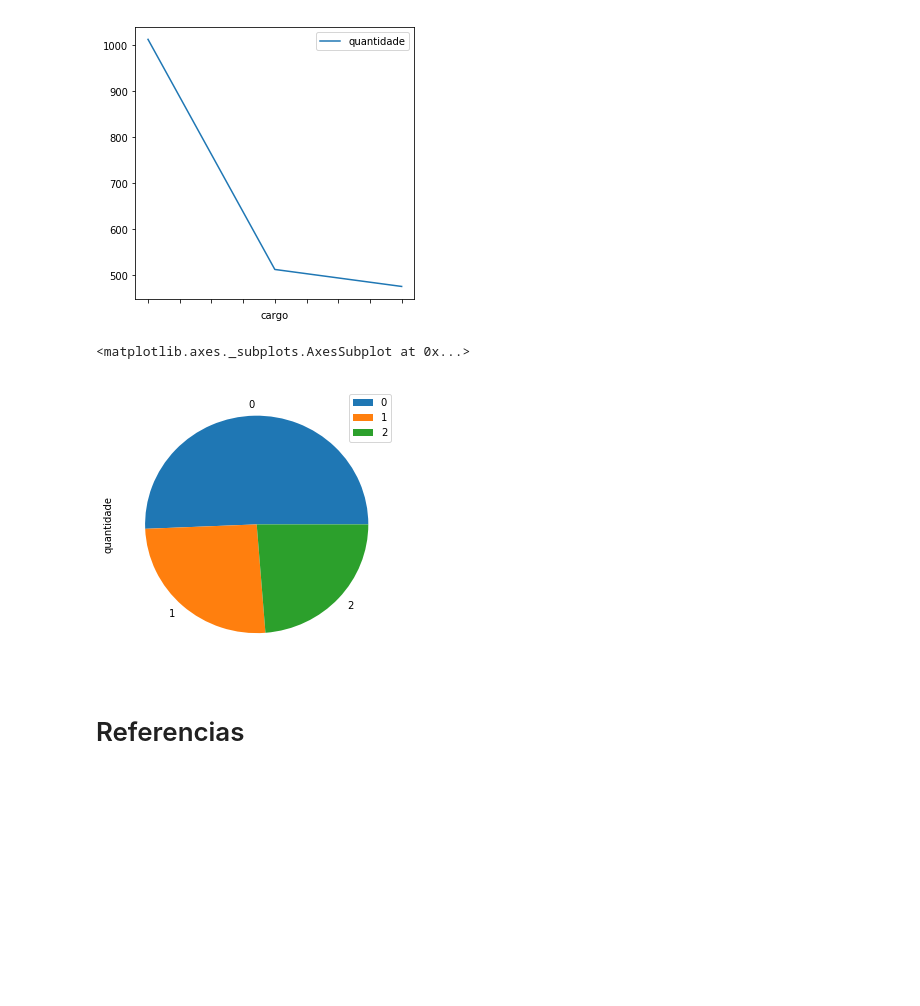
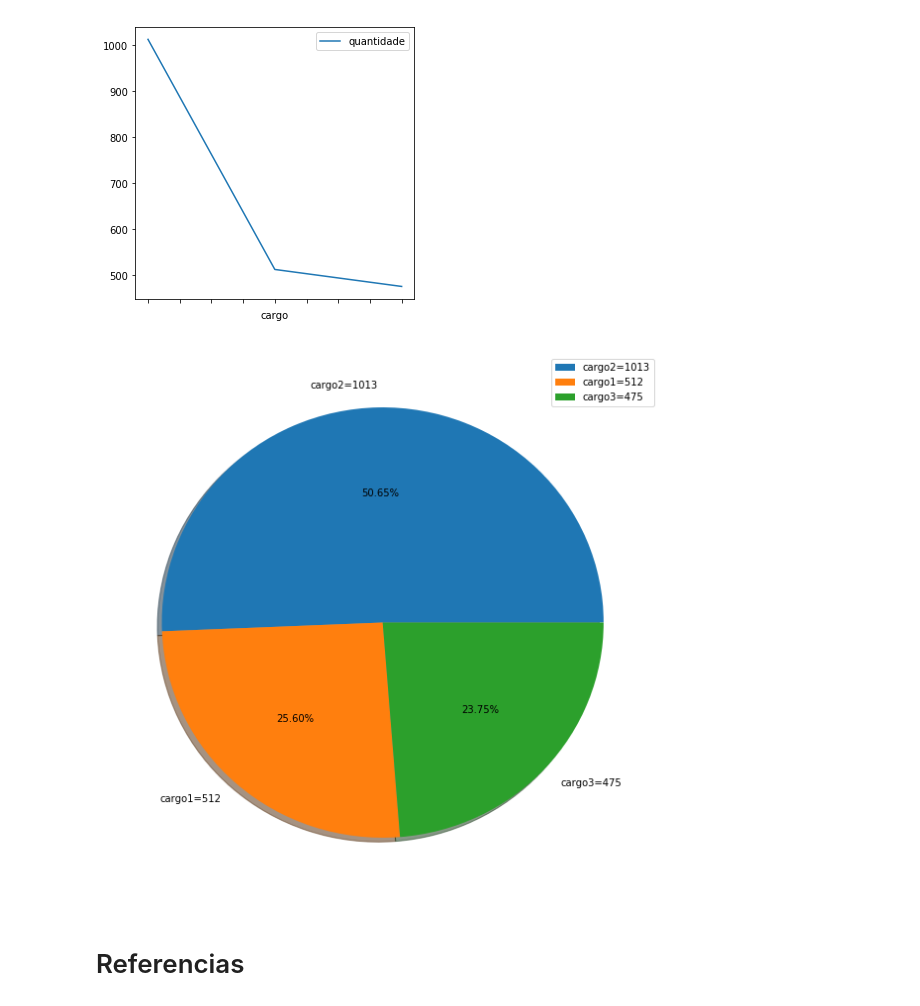
Before and after one commit to Edmiltho/BD2TrabalhoIntegrado, a Jupyter notebook: Jupyter_relatorio_flanela.ipynb, the cells around one changed output. Cells and saved outputs as stored; diff of their text form; code cells hidden in the pictures; blank space fills up the shorter version.

```diff
--- a/Jupyter_relatorio_flanela.ipynb
+++ b/Jupyter_relatorio_flanela.ipynb
@@ -316,11 +317,17 @@ result.plot(x='cargo', y='quantidade', figsize=(5,5))
 # %% [output]
 <matplotlib.axes._subplots.AxesSubplot at 0x...>
 [figure]
-# %%
-result.plot.pie(x='cargo', y='quantidade', figsize=(5,5))
-# %% [output]
-<matplotlib.axes._subplots.AxesSubplot at 0x...>
-[figure, removed]
+# %%
+plt.figure(figsize=(10, 10))
+
+labels = [f'{cargo}={num}' for cargo, num in zip(result['cargo'], result['quantidade'])]
+
+plt.pie(x=result['quantidade'], labels=labels, shadow=True, autopct='%1.2f%%')
+
+plt.legend()
+plt.show()
+# %% [output]
+[figure, added]
 # %% [markdown]
 # Referencias
 # %% [markdown]
```
Also changed, not shown: parts of 1 cell of this notebook.
